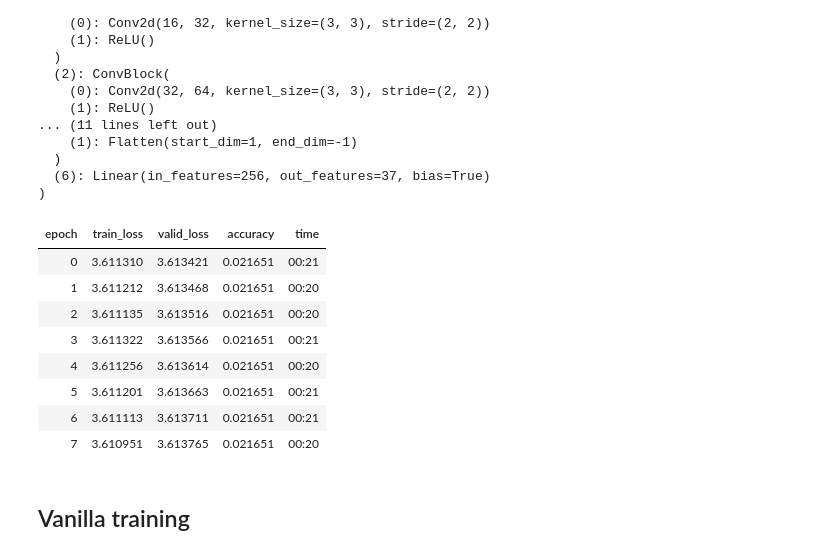
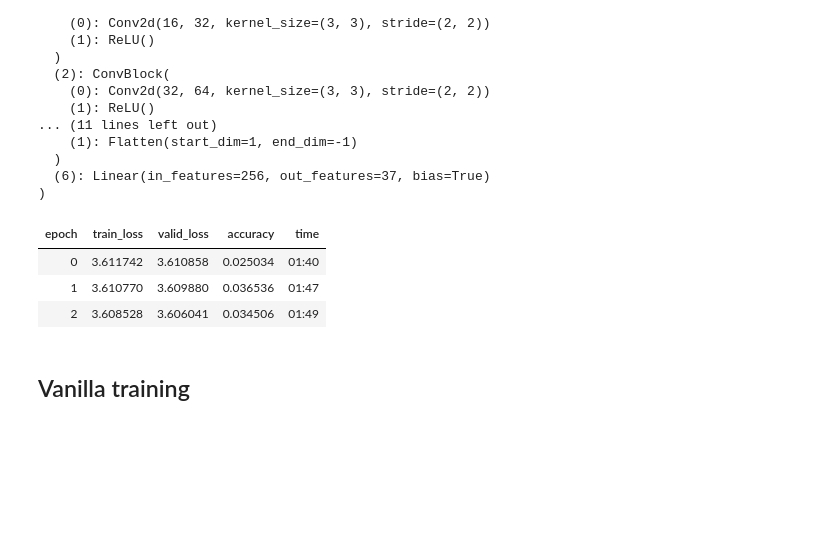
Before and after one commit to utkarshavb/utkarshavb.github.io, a Jupyter notebook: blogs/training-nns.ipynb, the cells around one changed output. Cells and saved outputs as stored; diff of their text form; code cells hidden in the pictures; blank space fills up the shorter version.

```diff
--- a/blogs/training-nns.ipynb
+++ b/blogs/training-nns.ipynb
@@ -87,7 +87,7 @@ dls.show_batch(max_n=20, ncols=5)
 # %%
 dsets = dsets = Datasets(img_paths, [x_tfms, y_tfms], splits=RandomSplitter()(img_paths))
 
-def get_dls(bs, resize=224):
+def get_dls(bs, resize=128):
     batch_tfms = [IntToFloatTensor(), Resize(resize), Normalize.from_stats(*imagenet_stats)]
     return dsets.dataloaders(bs=bs, after_batch=batch_tfms)
 # %% [markdown]
@@ -141,6 +141,6 @@ def set_zero(self):
     input = torch.zeros(imgs.size(), device=imgs.device)
     self.learn.xb = (input,) # `self.xb` is read only
 # %%
-dls = get_dls(bs=128, resize=224)
+dls = get_dls(bs=128, resize=128)
 cbs = Callback(after_batch=set_zero)
 learn = Learner(dls, model, loss_func=nn.CrossEntropyLoss(), opt_func=SGD, metrics=accuracy, cbs=cbs)
@@ -149,15 +147,10 @@ learn.dls.show_batch(max_n=2)
 # %%
-learn.fit(n_epoch=8, lr=0.01)
+learn.fit(n_epoch=3, lr=0.1)
 # %% [output]
 | epoch | train_loss | valid_loss | accuracy | time |
-| 0 | 3.611310 | 3.613421 | 0.021651 | 00:21 |
-| 1 | 3.611212 | 3.613468 | 0.021651 | 00:20 |
-| 2 | 3.611135 | 3.613516 | 0.021651 | 00:20 |
-| 3 | 3.611322 | 3.613566 | 0.021651 | 00:21 |
-| 4 | 3.611256 | 3.613614 | 0.021651 | 00:20 |
-| 5 | 3.611201 | 3.613663 | 0.021651 | 00:21 |
-| 6 | 3.611113 | 3.613711 | 0.021651 | 00:21 |
-| 7 | 3.610951 | 3.613765 | 0.021651 | 00:20 |
+| 0 | 3.611742 | 3.610858 | 0.025034 | 01:40 |
+| 1 | 3.610770 | 3.609880 | 0.036536 | 01:47 |
+| 2 | 3.608528 | 3.606041 | 0.034506 | 01:49 |
 # %% [markdown]
 ## Vanilla training
 # %%
```
Also changed, not shown: parts of 9 cells of this notebook.
